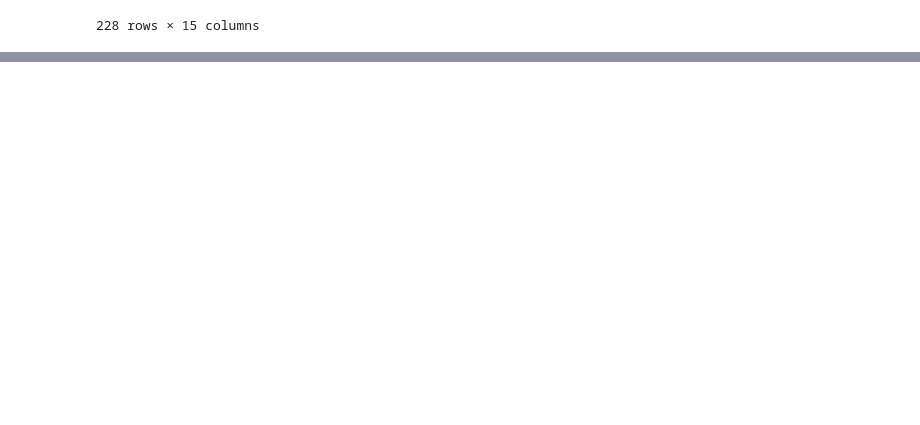
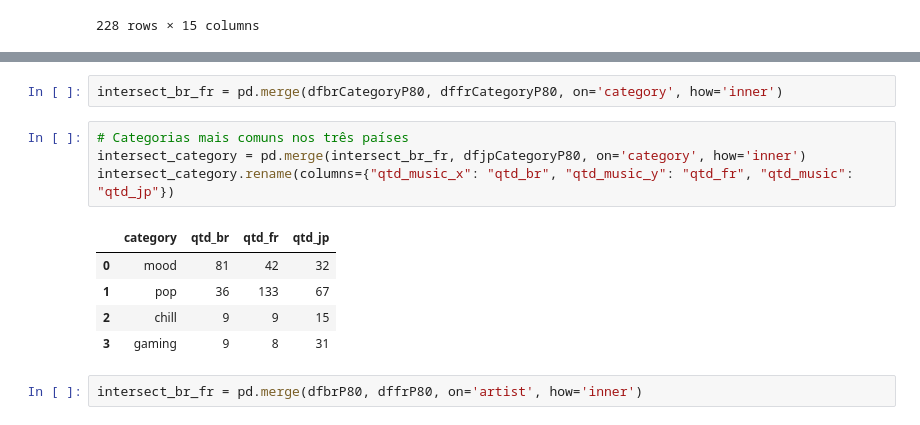
Before and after one commit to adrianofelisberto/analise_spotify_tcc, a Jupyter notebook: analise.ipynb, the cells around one changed output, grey strips where cells are left out. Saved outputs shown, nothing was run; the diff lists cells and outputs as text; blank space fills up the shorter version.

```diff
--- a/analise.ipynb
+++ b/analise.ipynb
@@ -564,0 +574,14 @@ plotBar('Estilo mais popular (JP)', 'Quantidade de músicas', 'Categoria', 'qtd_
+# %%
+intersect_br_fr = pd.merge(dfbrCategoryP80, dffrCategoryP80, on='category', how='inner')
+# %%
+# Categorias mais comuns nos três países
+intersect_category = pd.merge(intersect_br_fr, dfjpCategoryP80, on='category', how='inner')
+intersect_category.rename(columns={"qtd_music_x": "qtd_br", "qtd_music_y": "qtd_fr", "qtd_music": "qtd_jp"})
+# %% [output]
+|  | category | qtd_br | qtd_fr | qtd_jp |
+| 0 | mood | 81 | 42 | 32 |
+| 1 | pop | 36 | 133 | 67 |
+| 2 | chill | 9 | 9 | 15 |
+| 3 | gaming | 9 | 8 | 31 |
+# %%
+intersect_br_fr = pd.merge(dfbrP80, dffrP80, on='artist', how='inner')
```
Also changed, not shown: parts of 40 cells of this notebook.
